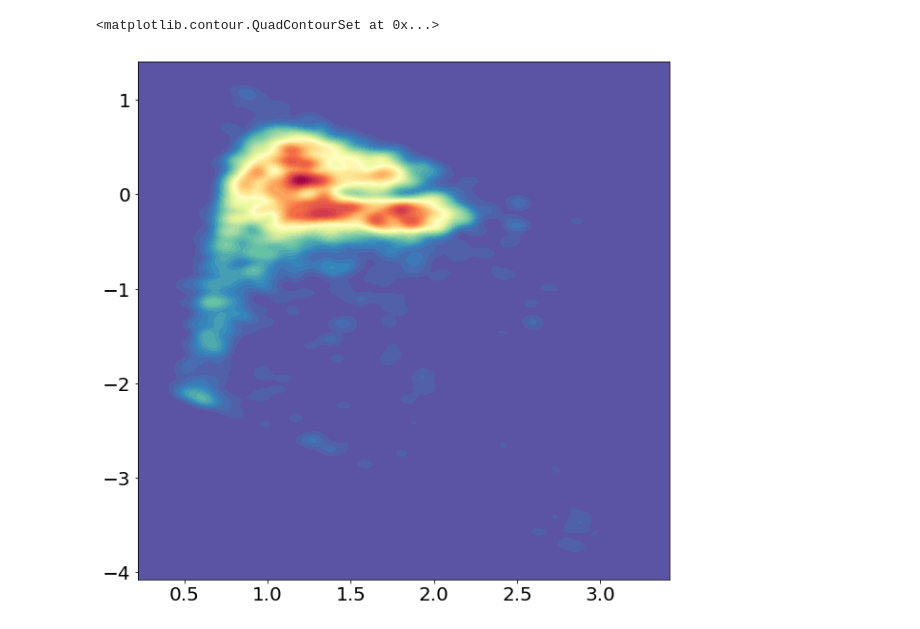
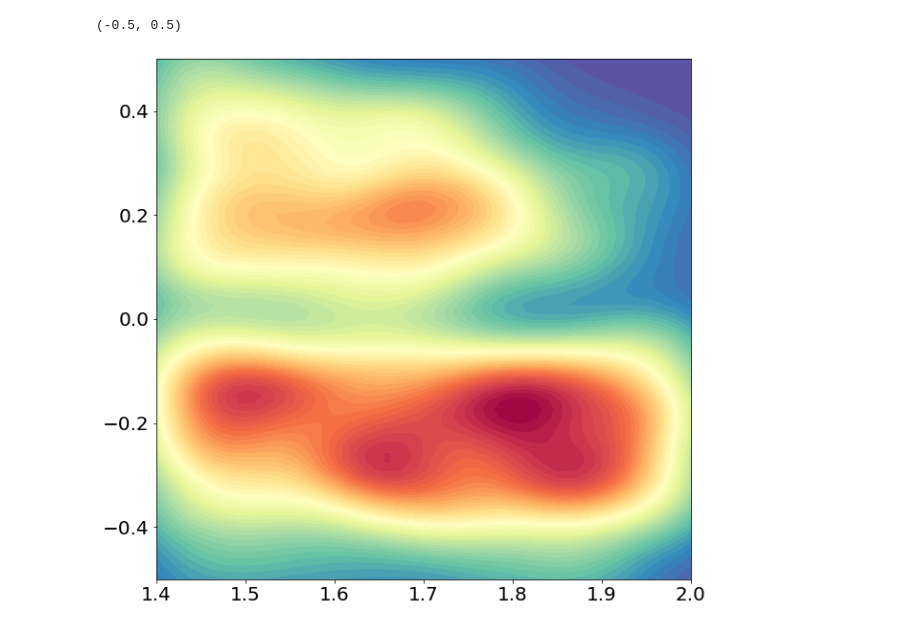
Before and after one commit to tagordon/k2rot, a Jupyter notebook: round/edge_detection.ipynb, the cells around one changed output. Cells and saved outputs as stored; diff of their text form; code cells hidden in the pictures.

```diff
--- a/round/edge_detection.ipynb
+++ b/round/edge_detection.ipynb
@@ -39,0 +44,16 @@ pl.errorbar(x, y, yerr=dy, xerr=dx, fmt='k.', alpha=0.3)
+# %%
+from matplotlib.patches import Ellipse
+x, y, dx, dy = np.array(x), np.array(y), np.array(dx), np.array(dy)
+alphas = -np.log(np.pi*dx*dy)
+alphas /= np.max(alphas)
+#alphas /= 50
+#alphas = alphas/np.max(alphas)
+fig = pl.figure(figsize=(10, 10))
+ax = fig.gca()
+for i in range(len(x)):
+    e = Ellipse((x[i], y[i]), width=dx[i], height=dy[i])
+    e.set_facecolor((0.0, 0.0, 0.0))
+    e.set_alpha(alphas[i])
+    ax.add_artist(e)
+pl.xlim(0.5, 2.5)
+pl.ylim(1.0, 3.5)
@@ -40,23 +96,28 @@ pl.errorbar(x, y, yerr=dy, xerr=dx, fmt='k.', alpha=0.3)
 # %%
-import KDEpy as kde
-grid_points = 200
+cuts = (x > 1.4) & (x < 2.0)
+x = x[cuts]
+y = y[cuts]
+dx = dx[cuts]
+dy = dy[cuts]
+gaptrend = gaptrend[cuts]
+grid_points = 300
 data = np.vstack((x, y-gaptrend)).T
-w2 = np.array((dx**2+dy**2))
+w2 = np.array(np.sqrt(dx**2+dy**2))
 w2[w2 > 0.05] = 0
-kde = kde.TreeKDE(bw=w2)
+kde = kdens.TreeKDE(bw=w2)
 grid, points = kde.fit(data).evaluate(grid_points)
 # %%
 gridx, gridy = np.unique(grid[:, 0]), np.unique(grid[:, 1])
 z1 = points.reshape(grid_points, grid_points).T
 
 pl.figure(figsize=(10, 10))
 # Plot the kernel density estimate
 #pl.contour(gridx, gridy, z, 5, linewidths=0.8, colors='k')
 pl.contourf(gridx, gridy, z1, 50, cmap='Spectral_r')
 #pl.plot(data[:, 0], data[:, 1], '.k', alpha=0.1)
-#pl.xlim(0.5, 2.5)
-#pl.ylim(1.0, 3.5)
+pl.xlim(1.4, 2.0)
+pl.ylim(-0.5, 0.5)
 # %% [output]
-<matplotlib.contour.QuadContourSet at 0x...>
+(-0.5, 0.5)
-[figure, old version]
+[figure, new version]
 # %%
```
Also changed, not shown: parts of 19 cells of this notebook, 5 other files.
